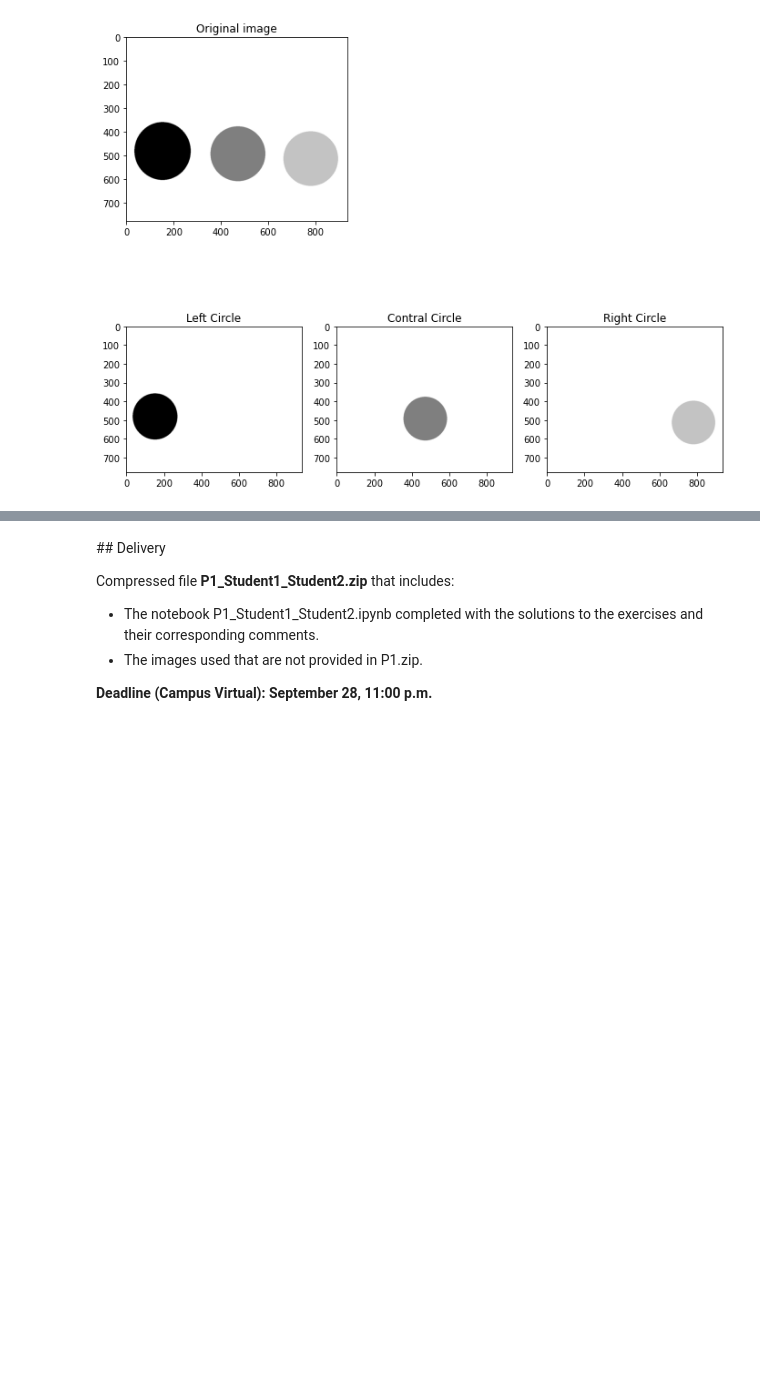
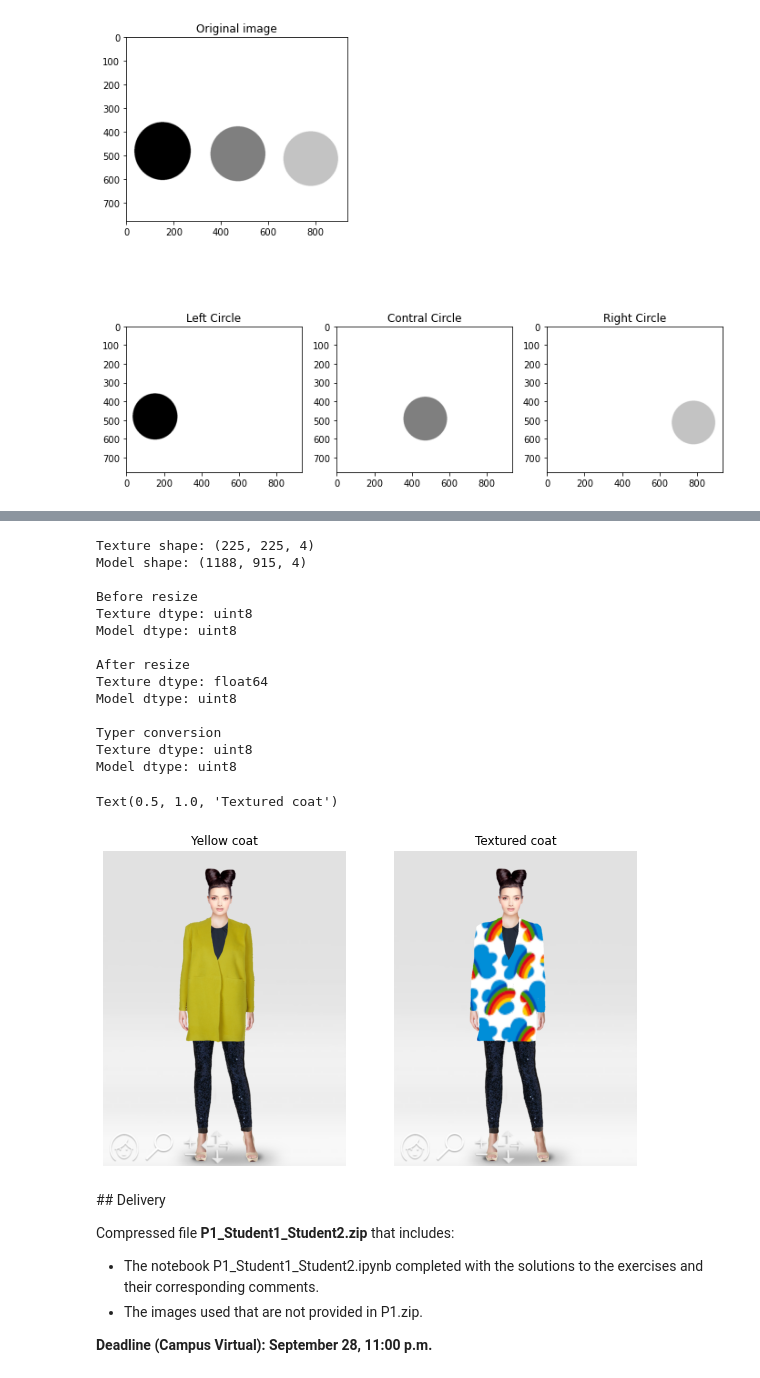
Before and after one commit to PauSolerValades/VA, a Jupyter notebook: Practica1/p1_2021_2022.ipynb, the cells around one changed output, grey strips where cells are left out. Drawn from its saved outputs; the diff is of its cells as text; code cells hidden in the pictures; blank space fills up the shorter version.

```diff
--- a/Practica1/p1_2021_2022.ipynb
+++ b/Practica1/p1_2021_2022.ipynb
@@ -425,3 +424,66 @@ b) Given the images `coat.png` and `model.png` (first two images on the figure b
+# %%
+model = io.imread('images/model.png')
+coat = io.imread('images/coat.png')
+texture = io.imread('images/texture3.png')
+
+mask = (coat != 0).all(-1)
+
+model[mask] = coat[mask]
+
+
+print("Texture shape:", texture.shape)
+print("Model shape:", model.shape)
+
+print()
+print("Before resize")
+print("Texture dtype:", texture.dtype)
+print("Model dtype:", model.dtype)
+
+texture = resize(texture, model.shape)
+
+print()
+print("After resize")
+print("Texture dtype:", texture.dtype)
+print("Model dtype:", model.dtype)
+
+texture = img_as_ubyte(texture)
+
+print()
+print("Typer conversion")
+print("Texture dtype:", texture.dtype)
+print("Model dtype:", model.dtype)
+
+model_textured = model.copy()
+model_textured[mask] = texture[mask]
+
+fig = plt.figure(figsize=(20,20))
+
+fig.add_subplot(2,4,1)
+plt.imshow(model, vmax=255, vmin=0)
+plt.axis("off")
+plt.title('Yellow coat')
+
+fig.add_subplot(2,4,2)
+plt.imshow(model_textured, vmax=255, vmin=0)
+plt.axis("off")
+plt.title('Textured coat')
+# %% [output]
+Texture shape: (225, 225, 4)
+Model shape: (1188, 915, 4)
+
+Before resize
+Texture dtype: uint8
+Model dtype: uint8
+
+After resize
+Texture dtype: float64
+Model dtype: uint8
+
+Typer conversion
+Texture dtype: uint8
+Model dtype: uint8
+Text(0.5, 1.0, 'Textured coat')
+[figure, added]
 # %% [markdown]
 ## Delivery
 
```
Also changed, not shown: parts of 2 cells of this notebook, 1 other file.
